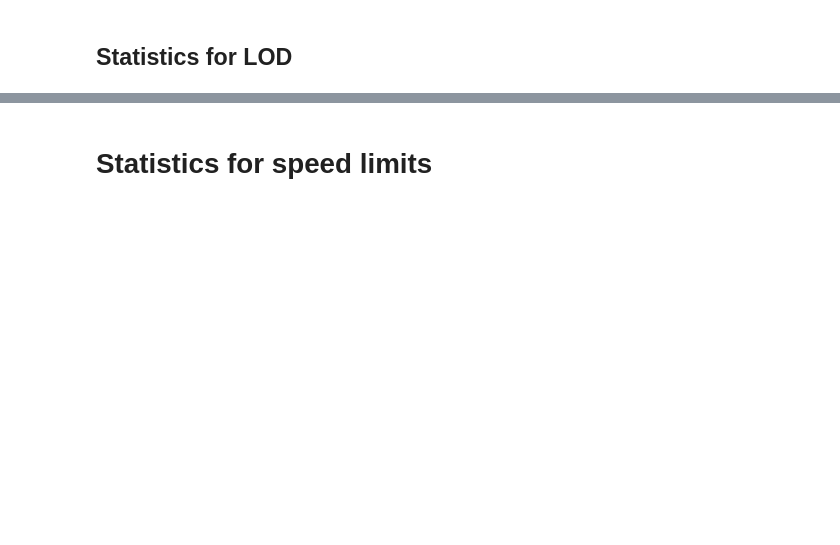
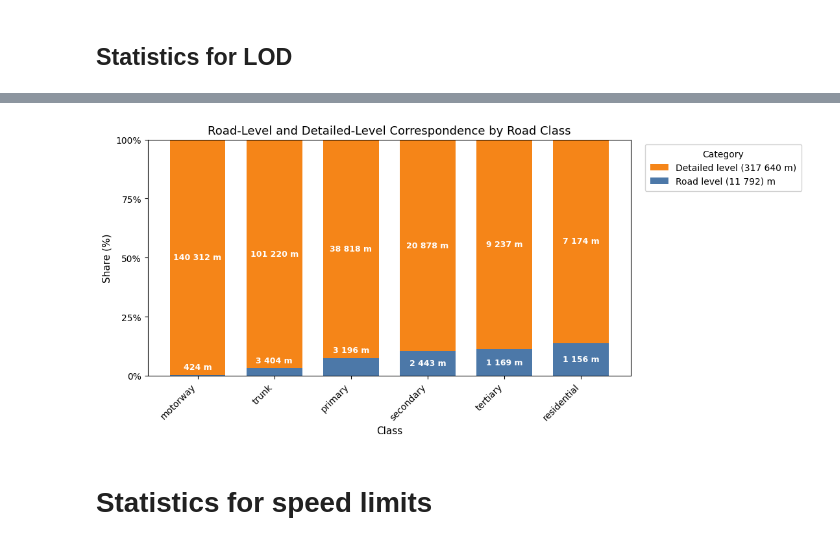
Before and after one commit to jetgeo/OM2ANY, a Jupyter notebook: Script/NVDB/statistics.ipynb, the cells around one changed output, grey strips where cells are left out. Drawn from its saved outputs; the diff is of its cells as text; code cells hidden in the pictures; blank space fills up the shorter version.

```diff
--- a/Script/NVDB/statistics.ipynb
+++ b/Script/NVDB/statistics.ipynb
@@ -616,7 +741,7 @@ bar2 = ax.bar(
 )
 
 # Cosmetics
-ax.set_title('Matched Road level vs Detailed level per road class', fontsize=13)
+ax.set_title('Road-Level and Detailed-Level Correspondence by Road Class', fontsize=13)
 ax.set_xlabel('Class', fontsize=11)
 ax.set_ylabel('Share (%)', fontsize=11)
 ax.set_ylim(0, 1)
@@ -657,33 +782,35 @@ for i, cls in enumerate(classes):
         if r_pct >= min_inside:
             # big enough: center in the Road segment
             y_r = r_pct / 2
             va_r = 'center'
         else:
             # too small: place at top edge of Road segment (boundary) + pad
             # clamp so it never exceeds 1.0
             y_r = min(r_pct + y_pad, 1 - y_pad)
             va_r = 'bottom'
 
         ax.text(
             x[i], y_r, f"{fmt_num(r_abs)} m",
             ha='center', va=va_r,
             color='white', fontsize=9, fontweight='bold',
             clip_on=False
         )
 
     # --- DETAILED label ---
     if d_pct > 0:
         ax.text(
             x[i], r_pct + d_pct/2, f"{fmt_num(d_abs)} m",
             ha='center', va='center',
             color='white', fontsize=9, fontweight='bold'
         )
 
 # Make room on the right so the legend doesn't get cut off
 plt.subplots_adjust(right=0.82)    # increase if legend is still clipped
 fig.tight_layout(pad=0.8)
 
 plt.show()
+# %% [output]
+[figure, added]
 # %% [markdown]
 # Statistics for speed limits
 # %%
```
Also changed, not shown: parts of 30 cells of this notebook, 18 other files.
